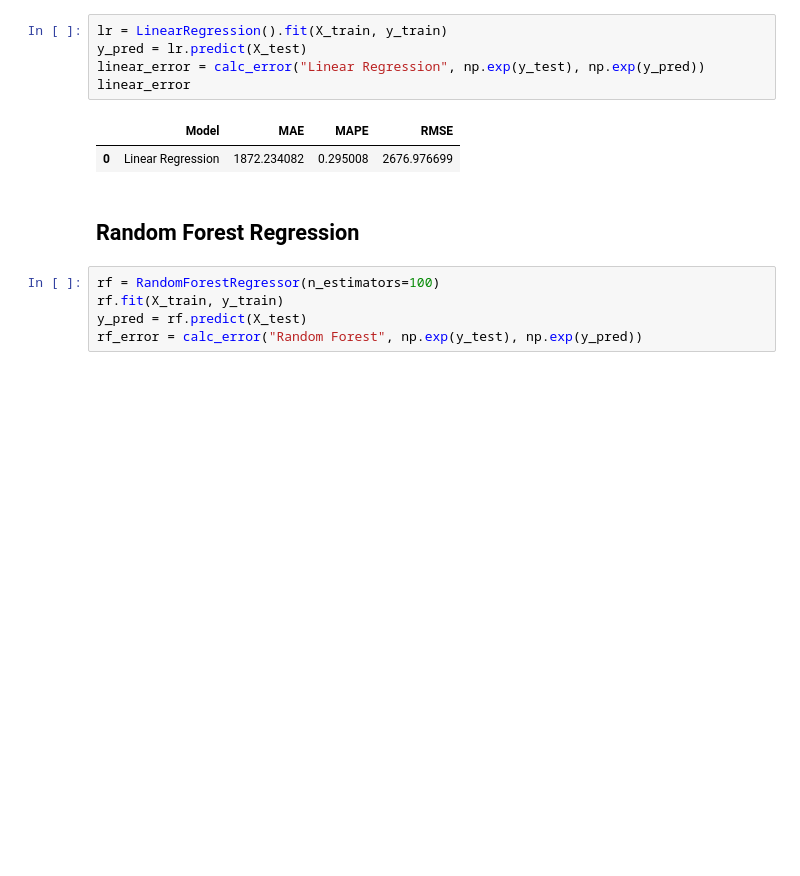
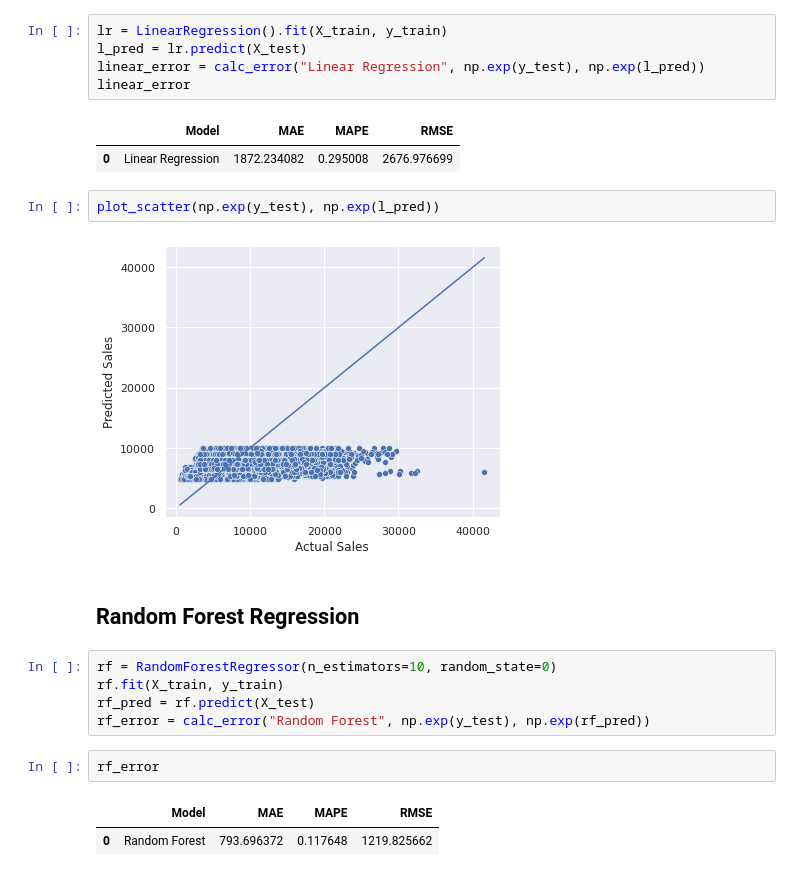
Before and after one commit to brenosakaguti/rossman-sales-prediction, a Jupyter notebook: rossman_models.ipynb, the cells around one changed output. Saved outputs shown, nothing was run; the diff lists cells and outputs as text; blank space fills up the shorter version.

```diff
--- a/rossman_models.ipynb
+++ b/rossman_models.ipynb
@@ -54,16 +120,25 @@ baseline_error
 ## Linear Regression
 # %%
 lr = LinearRegression().fit(X_train, y_train)
-y_pred = lr.predict(X_test)
-linear_error = calc_error("Linear Regression", np.exp(y_test), np.exp(y_pred))
+l_pred = lr.predict(X_test)
+linear_error = calc_error("Linear Regression", np.exp(y_test), np.exp(l_pred))
 linear_error
 # %% [output]
 |  | Model | MAE | MAPE | RMSE |
 | 0 | Linear Regression | 1872.234082 | 0.295008 | 2676.976699 |
+# %%
+plot_scatter(np.exp(y_test), np.exp(l_pred))
+# %% [output]
+[figure, added]
 # %% [markdown]
 ## Random Forest Regression
 # %%
-rf = RandomForestRegressor(n_estimators=100)
+rf = RandomForestRegressor(n_estimators=10, random_state=0)
 rf.fit(X_train, y_train)
-y_pred = rf.predict(X_test)
-rf_error = calc_error("Random Forest", np.exp(y_test), np.exp(y_pred))
+rf_pred = rf.predict(X_test)
+rf_error = calc_error("Random Forest", np.exp(y_test), np.exp(rf_pred))
+# %%
+rf_error
+# %% [output]
+|  | Model | MAE | MAPE | RMSE |
+| 0 | Random Forest | 793.696372 | 0.117648 | 1219.825662 |
```
Also changed, not shown: parts of 30 cells of this notebook.
